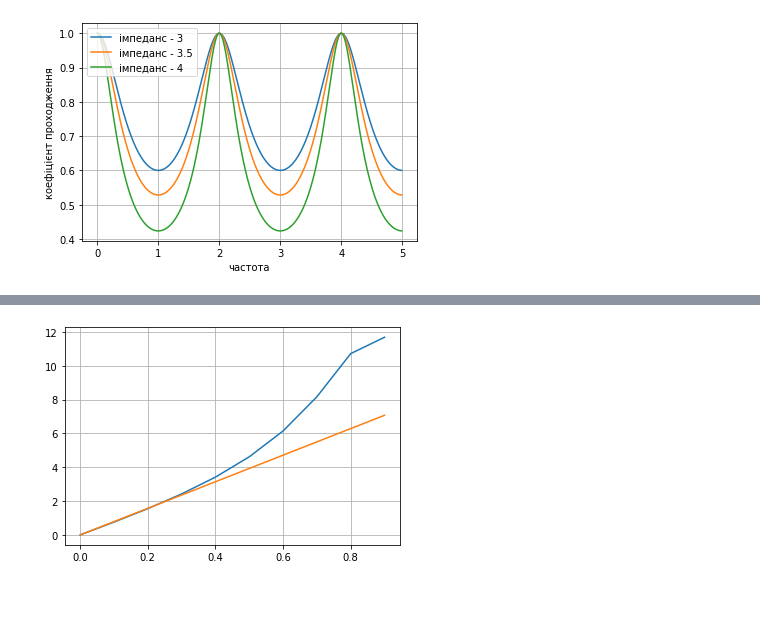
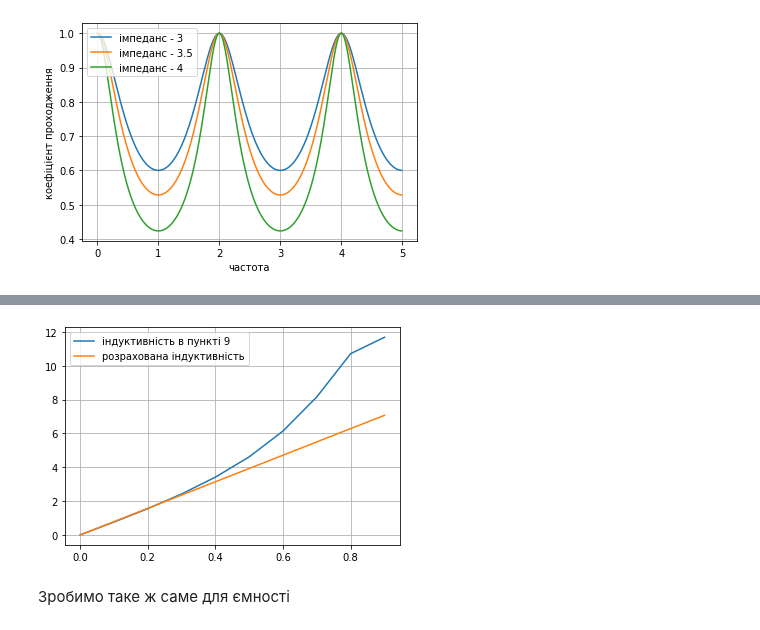
Before and after one commit to angpysha/aspiratura_imtr, a Jupyter notebook: nelin11.ipynb, the cells around one changed output, grey strips where cells are left out. Cells and saved outputs as stored; diff of their text form; code cells hidden in the pictures; blank space fills up the shorter version.

```diff
--- a/nelin11.ipynb
+++ b/nelin11.ipynb
@@ -208,12 +231,16 @@ zlvec = np.vectorize(zll)
 f10_1 = np.arange(0,1,0.1)
 zlvalues = np.imag(zlvec(f10_1))
 # %%
-plt.plot(f10_1, imze2vec(f10_1))
-plt.plot(f10_1,zlvalues)
+ax5 = plt.subplot(111)
+ax5.plot(f10_1, imze2vec(f10_1), label='індуктивність в пункті 9')
+ax5.plot(f10_1,zlvalues, label='розрахована індуктивність')
 plt.grid(True)
+ax5.legend()
 plt.show()
 # %% [output]
-[figure, old version]
+[figure, new version]
+# %% [markdown]
+Зробимо таке ж саме для ємності
 # %%
 def zc(f):
     return 2*zy*z0/pi/f
```
Also changed, not shown: parts of 12 cells of this notebook.
